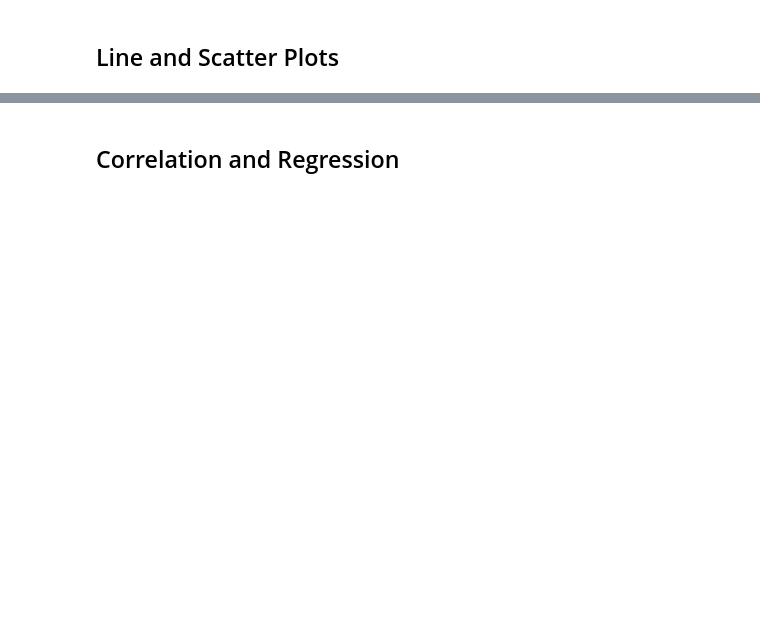
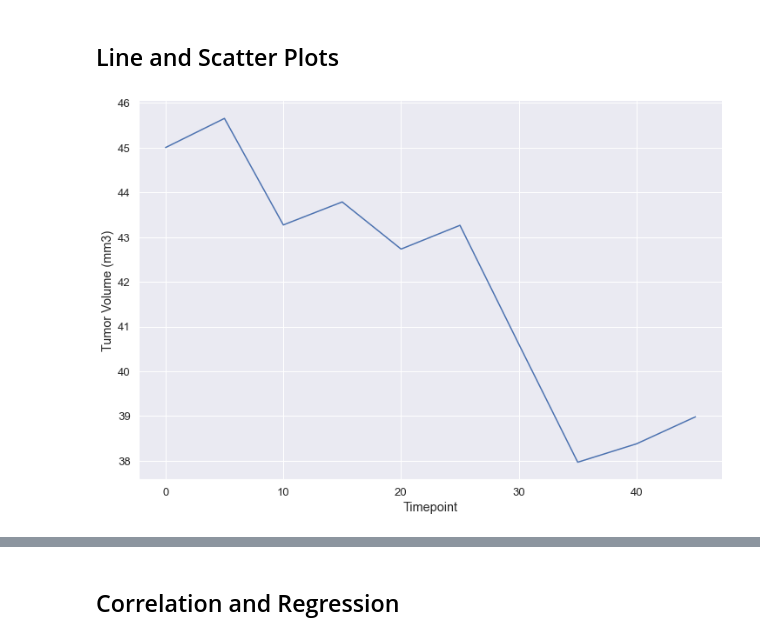
Before and after one commit to oh-be/Matplotlib-Challenge, a Jupyter notebook: Pymaceuticals/pymaceuticals_starter.ipynb, the cells around one changed output, grey strips where cells are left out. Drawn from its saved outputs; the diff is of its cells as text; code cells hidden in the pictures; blank space fills up the shorter version.

```diff
--- a/Pymaceuticals/pymaceuticals_starter.ipynb
+++ b/Pymaceuticals/pymaceuticals_starter.ipynb
@@ -235,5 +277,15 @@ merged_tumor_final
 ## Line and Scatter Plots
 # %%
 # Generate a line plot of tumor volume vs. time point for a mouse treated with Capomulin
+capomulin_treated = clean_mouse_data.loc[clean_mouse_data["Drug Regimen"] == "Capomulin"]
+
+mouse_id = capomulin_treated.loc[clean_mouse_data["Mouse ID"] == "b128"]
+x = mouse_id["Timepoint"]
+y = mouse_id["Tumor Volume (mm3)"]
+plt.xlabel("Timepoint")
+plt.ylabel("Tumor Volume (mm3)")
+plt.plot(x,y);
+# %% [output]
+[figure, added]
 # %%
 # Generate a scatter plot of average tumor volume vs. mouse weight for the Capomulin regimen
```
Also changed, not shown: parts of 16 cells of this notebook.
